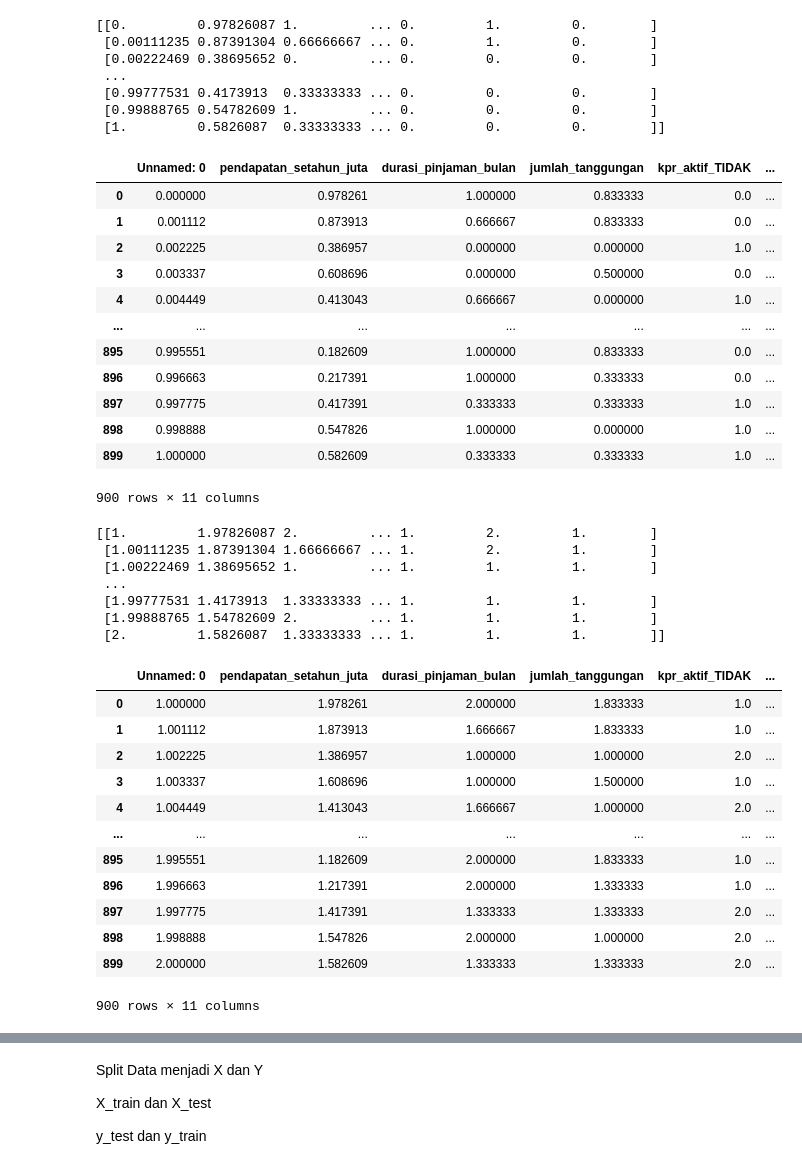
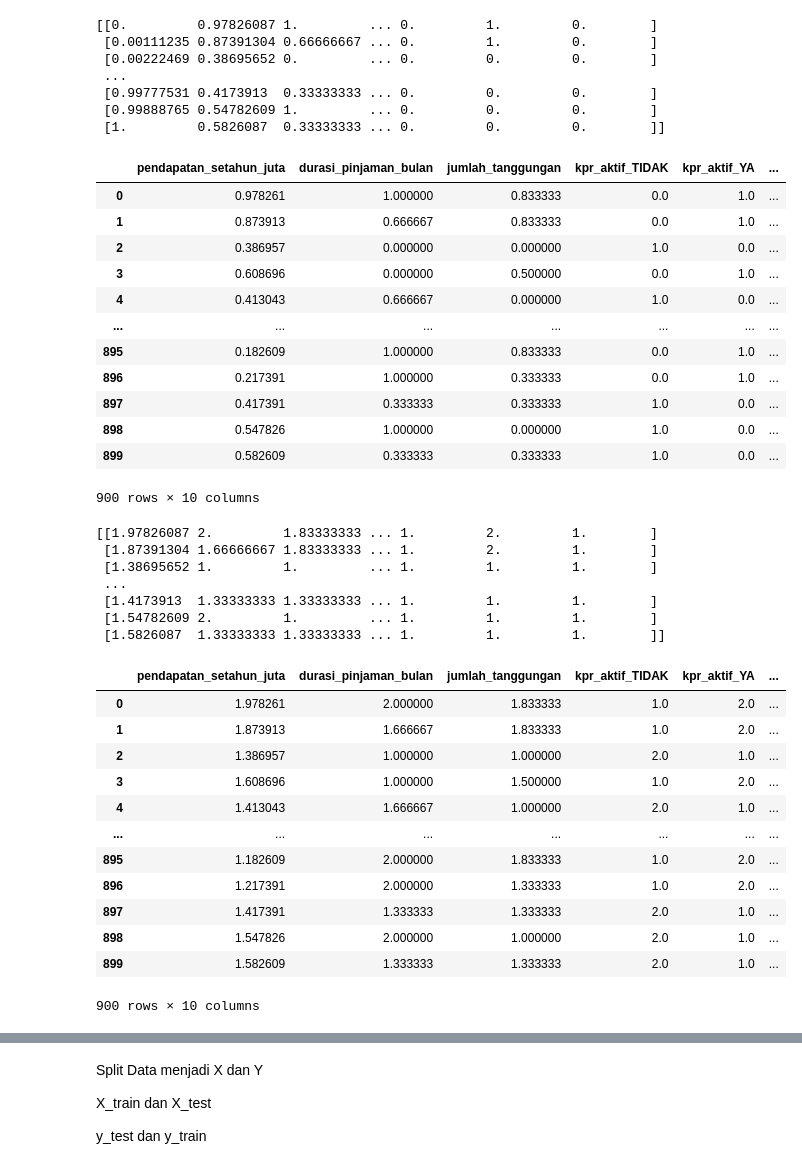
Before and after one commit to ARUSALKHOFIQOYNI/datamining, a Jupyter notebook: _sources/notebooks.ipynb, the cells around one changed output, grey strips where cells are left out. Saved outputs shown, nothing was run; the diff lists cells and outputs as text; code cells hidden in the pictures.

```diff
--- a/_sources/notebooks.ipynb
+++ b/_sources/notebooks.ipynb
@@ -780,21 +792,22 @@ print (scaled_credit)
 # %%
 namakolom = credit.columns.values
 credit = pd.DataFrame(scaled_credit, columns=namakolom)
+credit = credit.drop(columns=['Unnamed: 0'])
 credit
 # %% [output]
-|  | Unnamed: 0 | pendapatan_setahun_juta | durasi_pinjaman_bulan | jumlah_tanggungan | kpr_aktif_TIDAK | ... |
-| 0 | 0.000000 | 0.978261 | 1.000000 | 0.833333 | 0.0 | ... |
-| 1 | 0.001112 | 0.873913 | 0.666667 | 0.833333 | 0.0 | ... |
-| 2 | 0.002225 | 0.386957 | 0.000000 | 0.000000 | 1.0 | ... |
-| 3 | 0.003337 | 0.608696 | 0.000000 | 0.500000 | 0.0 | ... |
-| 4 | 0.004449 | 0.413043 | 0.666667 | 0.000000 | 1.0 | ... |
+|  | pendapatan_setahun_juta | durasi_pinjaman_bulan | jumlah_tanggungan | kpr_aktif_TIDAK | kpr_aktif_YA | ... |
+| 0 | 0.978261 | 1.000000 | 0.833333 | 0.0 | 1.0 | ... |
+| 1 | 0.873913 | 0.666667 | 0.833333 | 0.0 | 1.0 | ... |
+| 2 | 0.386957 | 0.000000 | 0.000000 | 1.0 | 0.0 | ... |
+| 3 | 0.608696 | 0.000000 | 0.500000 | 0.0 | 1.0 | ... |
+| 4 | 0.413043 | 0.666667 | 0.000000 | 1.0 | 0.0 | ... |
 | ... | ... | ... | ... | ... | ... | ... |
-| 895 | 0.995551 | 0.182609 | 1.000000 | 0.833333 | 0.0 | ... |
-| 896 | 0.996663 | 0.217391 | 1.000000 | 0.333333 | 0.0 | ... |
-| 897 | 0.997775 | 0.417391 | 0.333333 | 0.333333 | 1.0 | ... |
-| 898 | 0.998888 | 0.547826 | 1.000000 | 0.000000 | 1.0 | ... |
-| 899 | 1.000000 | 0.582609 | 0.333333 | 0.333333 | 1.0 | ... |
+| 895 | 0.182609 | 1.000000 | 0.833333 | 0.0 | 1.0 | ... |
+| 896 | 0.217391 | 1.000000 | 0.333333 | 0.0 | 1.0 | ... |
+| 897 | 0.417391 | 0.333333 | 0.333333 | 1.0 | 0.0 | ... |
+| 898 | 0.547826 | 1.000000 | 0.000000 | 1.0 | 0.0 | ... |
+| 899 | 0.582609 | 0.333333 | 0.333333 | 1.0 | 0.0 | ... |
-900 rows × 11 columns
+900 rows × 10 columns
 # %%
 # Min Max Scale dengan Min = 1 dan Max =2
 scaler = MinMaxScaler(feature_range=(1,2))
@@ -803,30 +816,30 @@ scaled_credit2=model.transform(credit)
 # print scaled features
 print(scaled_credit2)
 # %% [output]
-[[1.         1.97826087 2.         ... 1.         2.         1.        ]
- [1.00111235 1.87391304 1.66666667 ... 1.         2.         1.        ]
- [1.00222469 1.38695652 1.         ... 1.         1.         1.        ]
+[[1.97826087 2.         1.83333333 ... 1.         2.         1.        ]
+ [1.87391304 1.66666667 1.83333333 ... 1.         2.         1.        ]
+ [1.38695652 1.         1.         ... 1.         1.         1.        ]
  ...
- [1.99777531 1.4173913  1.33333333 ... 1.         1.         1.        ]
- [1.99888765 1.54782609 2.         ... 1.         1.         1.        ]
- [2.         1.5826087  1.33333333 ... 1.         1.         1.        ]]
+ [1.4173913  1.33333333 1.33333333 ... 1.         1.         1.        ]
+ [1.54782609 2.         1.         ... 1.         1.         1.        ]
+ [1.5826087  1.33333333 1.33333333 ... 1.         1.         1.        ]]
 # %%
 creditMinMax2 = pd.DataFrame(scaled_credit2, columns=credit.columns.values)
 creditMinMax2
 # %% [output]
-|  | Unnamed: 0 | pendapatan_setahun_juta | durasi_pinjaman_bulan | jumlah_tanggungan | kpr_aktif_TIDAK | ... |
-| 0 | 1.000000 | 1.978261 | 2.000000 | 1.833333 | 1.0 | ... |
-| 1 | 1.001112 | 1.873913 | 1.666667 | 1.833333 | 1.0 | ... |
-| 2 | 1.002225 | 1.386957 | 1.000000 | 1.000000 | 2.0 | ... |
-| 3 | 1.003337 | 1.608696 | 1.000000 | 1.500000 | 1.0 | ... |
-| 4 | 1.004449 | 1.413043 | 1.666667 | 1.000000 | 2.0 | ... |
+|  | pendapatan_setahun_juta | durasi_pinjaman_bulan | jumlah_tanggungan | kpr_aktif_TIDAK | kpr_aktif_YA | ... |
+| 0 | 1.978261 | 2.000000 | 1.833333 | 1.0 | 2.0 | ... |
+| 1 | 1.873913 | 1.666667 | 1.833333 | 1.0 | 2.0 | ... |
+| 2 | 1.386957 | 1.000000 | 1.000000 | 2.0 | 1.0 | ... |
+| 3 | 1.608696 | 1.000000 | 1.500000 | 1.0 | 2.0 | ... |
+| 4 | 1.413043 | 1.666667 | 1.000000 | 2.0 | 1.0 | ... |
 | ... | ... | ... | ... | ... | ... | ... |
-| 895 | 1.995551 | 1.182609 | 2.000000 | 1.833333 | 1.0 | ... |
-| 896 | 1.996663 | 1.217391 | 2.000000 | 1.333333 | 1.0 | ... |
-| 897 | 1.997775 | 1.417391 | 1.333333 | 1.333333 | 2.0 | ... |
-| 898 | 1.998888 | 1.547826 | 2.000000 | 1.000000 | 2.0 | ... |
-| 899 | 2.000000 | 1.582609 | 1.333333 | 1.333333 | 2.0 | ... |
+| 895 | 1.182609 | 2.000000 | 1.833333 | 1.0 | 2.0 | ... |
+| 896 | 1.217391 | 2.000000 | 1.333333 | 1.0 | 2.0 | ... |
+| 897 | 1.417391 | 1.333333 | 1.333333 | 2.0 | 1.0 | ... |
+| 898 | 1.547826 | 2.000000 | 1.000000 | 2.0 | 1.0 | ... |
+| 899 | 1.582609 | 1.333333 | 1.333333 | 2.0 | 1.0 | ... |
-900 rows × 11 columns
+900 rows × 10 columns
 # %%
 # Z Score atau StandardScaler
 from sklearn.preprocessing import StandardScaler
```
Also changed, not shown: parts of 27 cells of this notebook, 5 other files.
